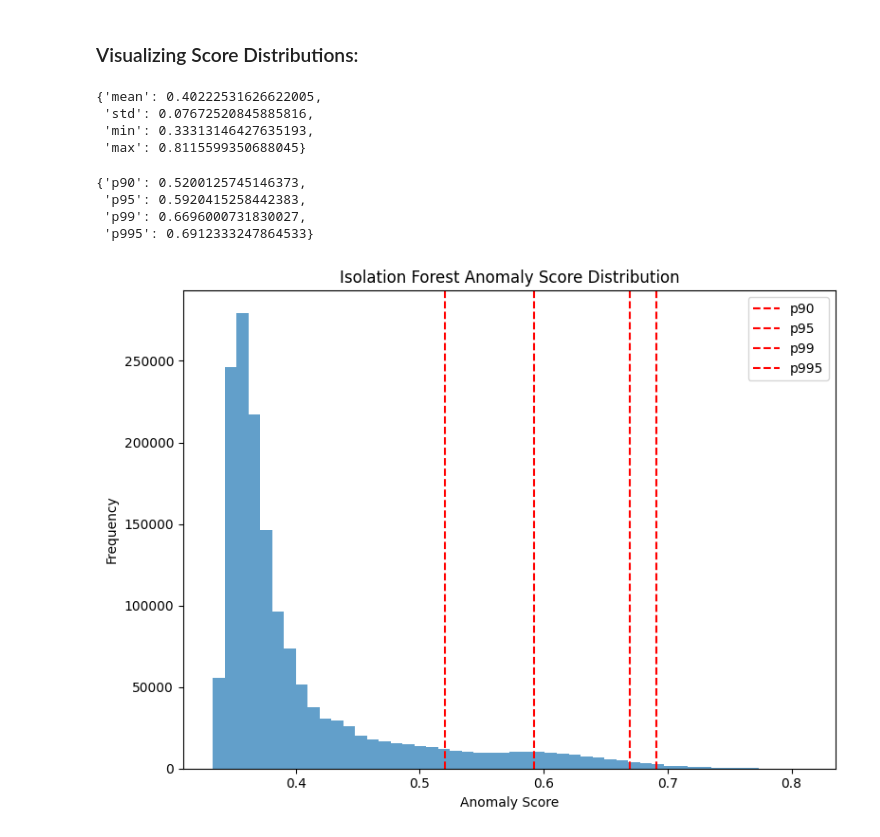
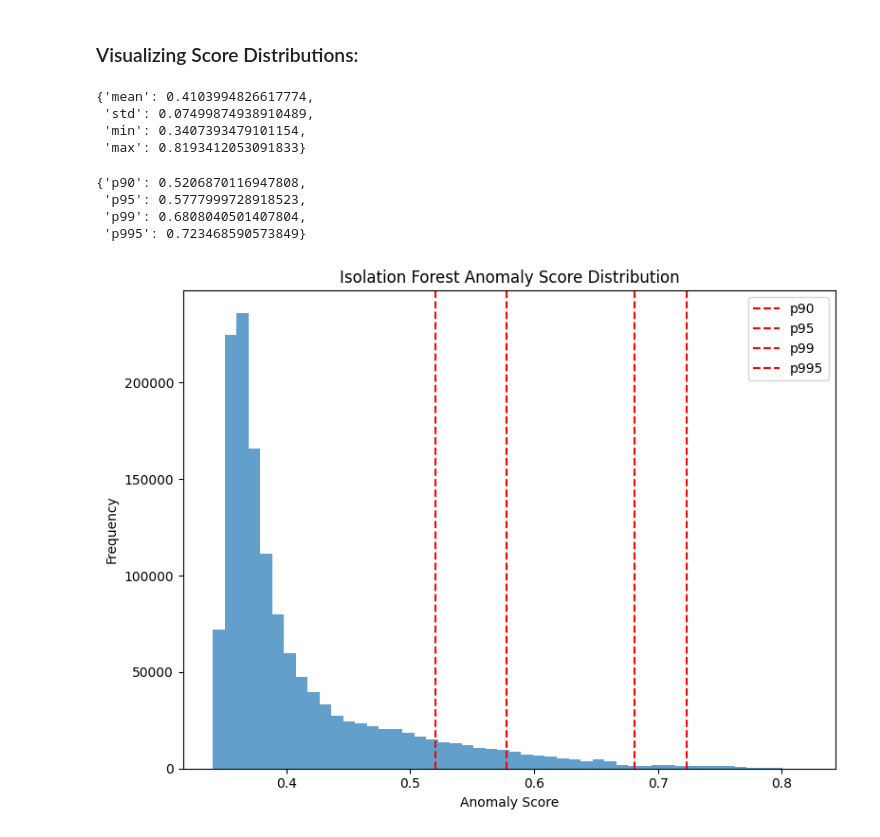
Before and after one commit to Aaron-Loera/Insider-Threat-Detection, a Jupyter notebook: Anomaly_Score_Distribution.ipynb, the cells around one changed output. Saved outputs shown, nothing was run; the diff lists cells and outputs as text; code cells hidden in the pictures.

```diff
--- a/Anomaly_Score_Distribution.ipynb
+++ b/Anomaly_Score_Distribution.ipynb
@@ -87,7 +87,7 @@ class IsolationForestScoreDistribution:
             None:
 
         Returns:
-            dict: A dicionary describing computed statistics
+            dict: A dictionary describing computed statistics
         """
         if self.summary_stats is None:
             raise ValueError("Distribution not fitted.")
@@ -149,7 +149,7 @@ class IsolationForestScoreDistribution:
 # %% [markdown]
 ### Importing Anomaly Scores:
 # %%
-anomaly_scores = np.load(r"isolation_forests\iforest_model_1\anomaly_scores.npy")
+anomaly_scores = np.load(r"isolation_forests\iforest_model_3\anomaly_scores.npy")
 # %% [markdown]
 ### Visualizing Score Distributions:
 # %%
@@ -158,18 +158,18 @@ dist_analyzer.fit(anomaly_scores)
 # %%
 dist_analyzer.get_summary()
 # %% [output]
-{'mean': 0.40222531626622005,
- 'std': 0.07672520845885816,
- 'min': 0.33313146427635193,
- 'max': 0.8115599350688045}
+{'mean': 0.4103994826617774,
+ 'std': 0.07499874938910489,
+ 'min': 0.3407393479101154,
+ 'max': 0.8193412053091833}
 # %%
 dist_analyzer.get_percentile_thresholds()
 # %% [output]
-{'p90': 0.5200125745146373,
- 'p95': 0.5920415258442383,
- 'p99': 0.6696000731830027,
- 'p995': 0.6912333247864533}
+{'p90': 0.5206870116947808,
+ 'p95': 0.5777999728918523,
+ 'p99': 0.6808040501407804,
+ 'p995': 0.723468590573849}
 # %%
-dist_analyzer.plot_distributions(anomaly_scores, save_path="anomlay_histogram_1.png")
+dist_analyzer.plot_distributions(anomaly_scores, save_path="anomaly_histogram_3.png")
 # %% [output]
-[figure, old version]
+[figure, new version]
```
Also changed, not shown: 9 other files.
